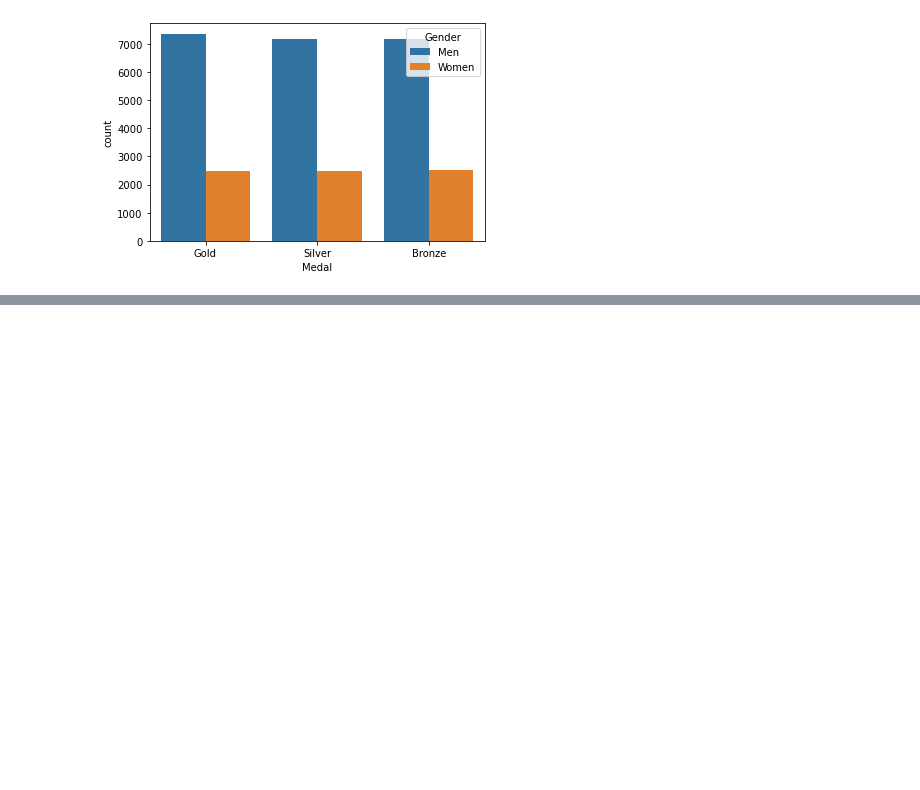
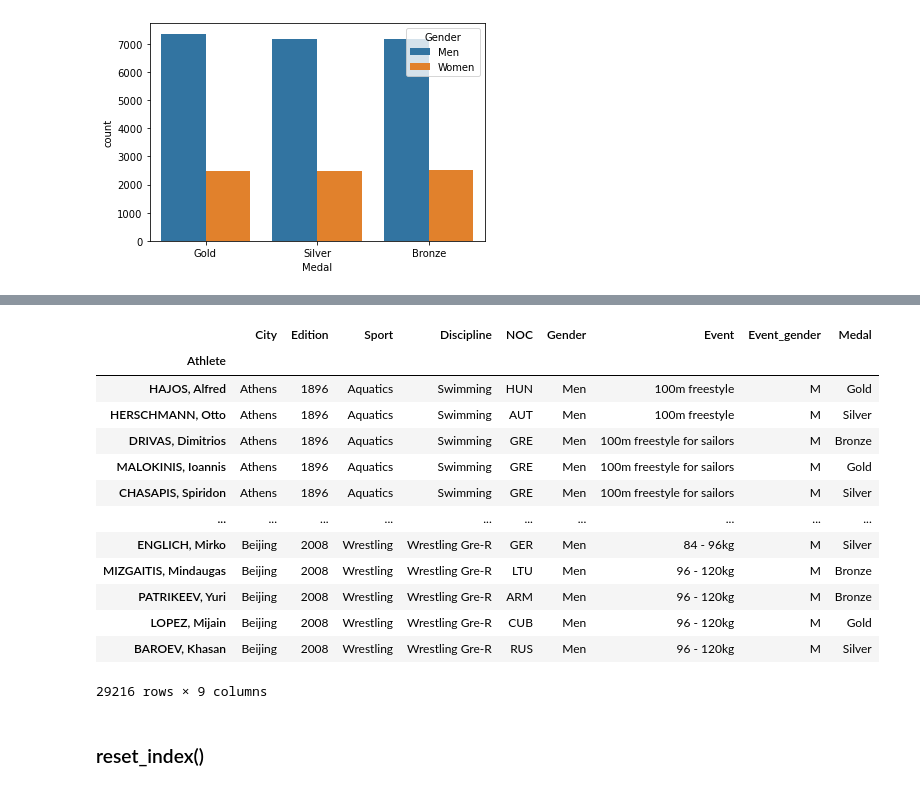
Before and after one commit to theSohanur/pandas-essential, a Jupyter notebook: pandas.notebook.ipynb, the cells around one changed output, grey strips where cells are left out. Drawn from its saved outputs; the diff is of its cells as text; code cells hidden in the pictures; blank space fills up the shorter version.

Commit message:
Pandas indexing , loc , iloc

```diff
--- a/pandas.notebook.ipynb
+++ b/pandas.notebook.ipynb
@@ -720,0 +749,2 @@ sns.countplot(x = 'Medal', data = oly, hue = 'Gender')
+# %%
+oly.set_index('Athlete',inplace=True)
@@ -720,0 +761,2 @@ sns.countplot(x = 'Medal', data = oly, hue = 'Gender')
+# %%
+oly.reset_index(inplace=True)
@@ -720,0 +772,21 @@ sns.countplot(x = 'Medal', data = oly, hue = 'Gender')
+# %%
+ath = oly.set_index('Athlete')
+# %%
+ath
+# %% [output]
+|  | City | Edition | Sport | Discipline | NOC | Gender | Event | Event_gender | Medal |
+| Athlete |  |  |  |  |  |  |  |  |  |
+| HAJOS, Alfred | Athens | 1896 | Aquatics | Swimming | HUN | Men | 100m freestyle | M | Gold |
+| HERSCHMANN, Otto | Athens | 1896 | Aquatics | Swimming | AUT | Men | 100m freestyle | M | Silver |
+| DRIVAS, Dimitrios | Athens | 1896 | Aquatics | Swimming | GRE | Men | 100m freestyle for sailors | M | Bronze |
+| MALOKINIS, Ioannis | Athens | 1896 | Aquatics | Swimming | GRE | Men | 100m freestyle for sailors | M | Gold |
+| CHASAPIS, Spiridon | Athens | 1896 | Aquatics | Swimming | GRE | Men | 100m freestyle for sailors | M | Silver |
+| ... | ... | ... | ... | ... | ... | ... | ... | ... | ... |
+| ENGLICH, Mirko | Beijing | 2008 | Wrestling | Wrestling Gre-R | GER | Men | 84 - 96kg | M | Silver |
+| MIZGAITIS, Mindaugas | Beijing | 2008 | Wrestling | Wrestling Gre-R | LTU | Men | 96 - 120kg | M | Bronze |
+| PATRIKEEV, Yuri | Beijing | 2008 | Wrestling | Wrestling Gre-R | ARM | Men | 96 - 120kg | M | Bronze |
+| LOPEZ, Mijain | Beijing | 2008 | Wrestling | Wrestling Gre-R | CUB | Men | 96 - 120kg | M | Gold |
+| BAROEV, Khasan | Beijing | 2008 | Wrestling | Wrestling Gre-R | RUS | Men | 96 - 120kg | M | Silver |
+29216 rows × 9 columns
+# %% [markdown]
+### reset_index()
```
Also changed, not shown: parts of 29 cells of this notebook.
